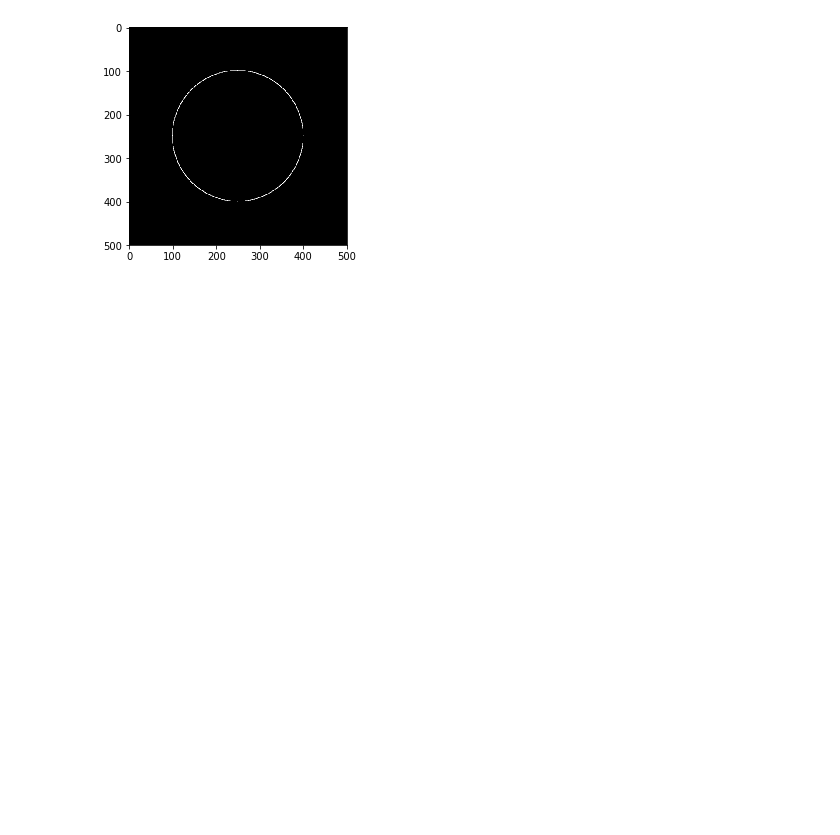
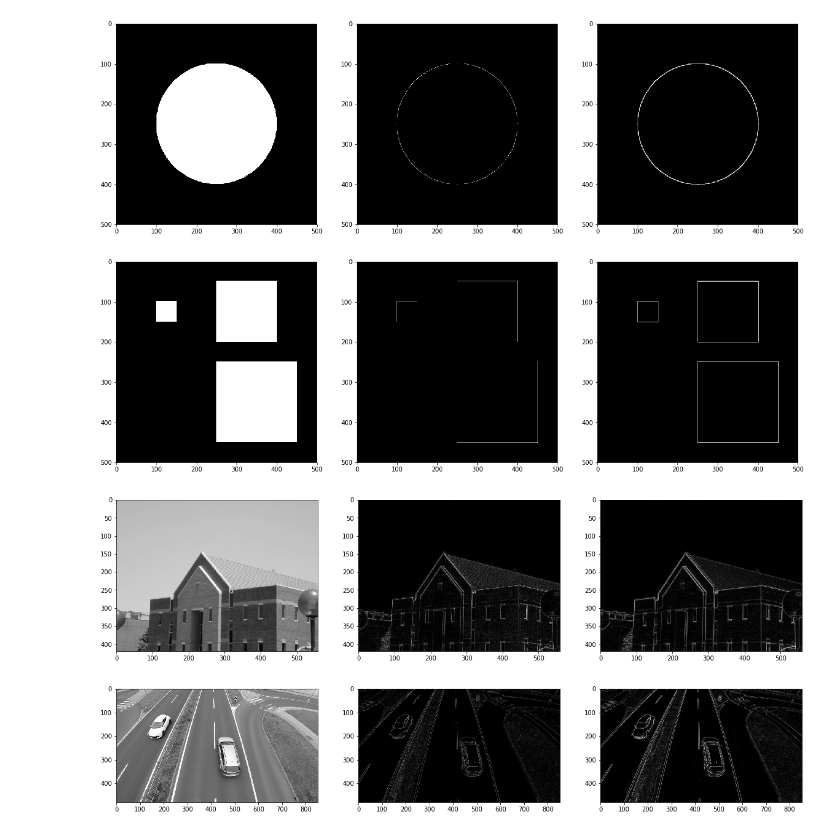
Before and after one commit to procrastinatingVariable/AI, a Jupyter notebook: lab3/lab3.ipynb, the cells around one changed output. Cells and saved outputs as stored; diff of their text form; code cells hidden in the pictures; blank space fills up the shorter version.

```diff
--- a/lab3/lab3.ipynb
+++ b/lab3/lab3.ipynb
@@ -1,36 +1,68 @@
 # %%
 import numpy as np
+import scipy.io as scio
 import skimage.io as skio
 import skimage.color as skolor
 import skimage.util as skutil
 import skimage.filters as skilter
+import skimage.feature as skeature
+import skimage.draw as skraw
 import scipy.ndimage as scimage
 import matplotlib.pyplot as plt
 
 def gradient (image, f) :
     image = skolor.rgb2gray(image)
 
-    xgrad = np.empty(image.shape, dtype=np.int16)
-    ygrad = np.empty(image.shape, dtype=np.int16)
-    scimage.correlate(image, f, output=xgrad)
+    xderiv = np.empty_like(image, dtype=float)
+    yderiv = np.empty_like(image, dtype=float)
+    scimage.correlate(image, f, origin=1, output=xderiv)
     f = np.rot90(f, 3)
-    scimage.correlate(image, f, output=ygrad)
+    scimage.correlate(image, f, origin=1, output=yderiv)
 
-    grad = np.absolute(xgrad) + np.absolute(ygrad)
-    grad = grad / np.max(grad)
-    grad = np.around(grad * 255)
-    grad = grad.astype(np.uint8)
+    grad = np.absolute(xderiv) + np.absolute(yderiv)
 
     return grad
 
-def threshold (image, threshold) :
-    return (image > threshold).astype(np.uint8) * 255
+def show_ims (im1, im2, im3) :
+    plt.figure(figsize=(20, 25))
+    plt.subplot(131)
+    plt.imshow(im1, 'gray')
+    plt.subplot(132)
+    plt.imshow(im2, 'gray', vmin=np.min(im2), vmax=np.max(im2))
+    plt.subplot(133)
+    plt.imshow(im3, 'gray', vmin=np.min(im3), vmax=np.max(im3))
+    plt.show()
 
 
-im = skio.imread('cerc.png')
-# grad = gradient(im, [[0,0,0],[0,-1,1],[0,0,0]])
-grad = gradient(im, [[-1,0,1],[-2,0,2],[-1,0,1]])
-plt.imshow(grad, 'gray')
-plt.show()
+f1 = np.array([[0,0,0],[0,-1,1],[0,0,0]])
+f2 = np.array([[-1,0,1],[-2,0,2],[-1,0,1]])
+
+im_cerc = skio.imread('cerc.png')
+gf1_cerc = gradient(im_cerc, f1)
+gf2_cerc = gradient(im_cerc, f2)
+
+show_ims(im_cerc, gf1_cerc, gf2_cerc)
+
+im_patrat = skio.imread('patrat.png')
+gf1_patrat = gradient(im_patrat, f1)
+gf2_patrat = gradient(im_patrat, f2)
+
+show_ims(im_patrat, gf1_patrat, gf2_patrat)
+
+im_casa = skio.imread('casa.jpg')
+gf1_casa = gradient(im_casa, f1)
+gf2_casa = gradient(im_casa, f2)
+
+show_ims(im_casa, gf1_casa, gf2_casa)
+
+im_autostrada = skio.imread('autostrada.jpg')
+im_autostrada = skolor.rgb2gray(im_autostrada)
+gf1_autostrada = gradient(im_autostrada, f1)
+gf2_autostrada = gradient(im_autostrada, f2)
+
+show_ims(im_autostrada, gf1_autostrada, gf2_autostrada)
 # %% [output]
-[figure, old version]
+[figure, new version]
+[figure, added]
+[figure, added]
+[figure, added]
```
Also changed, not shown: parts of 3 cells of this notebook, 25 other files.
